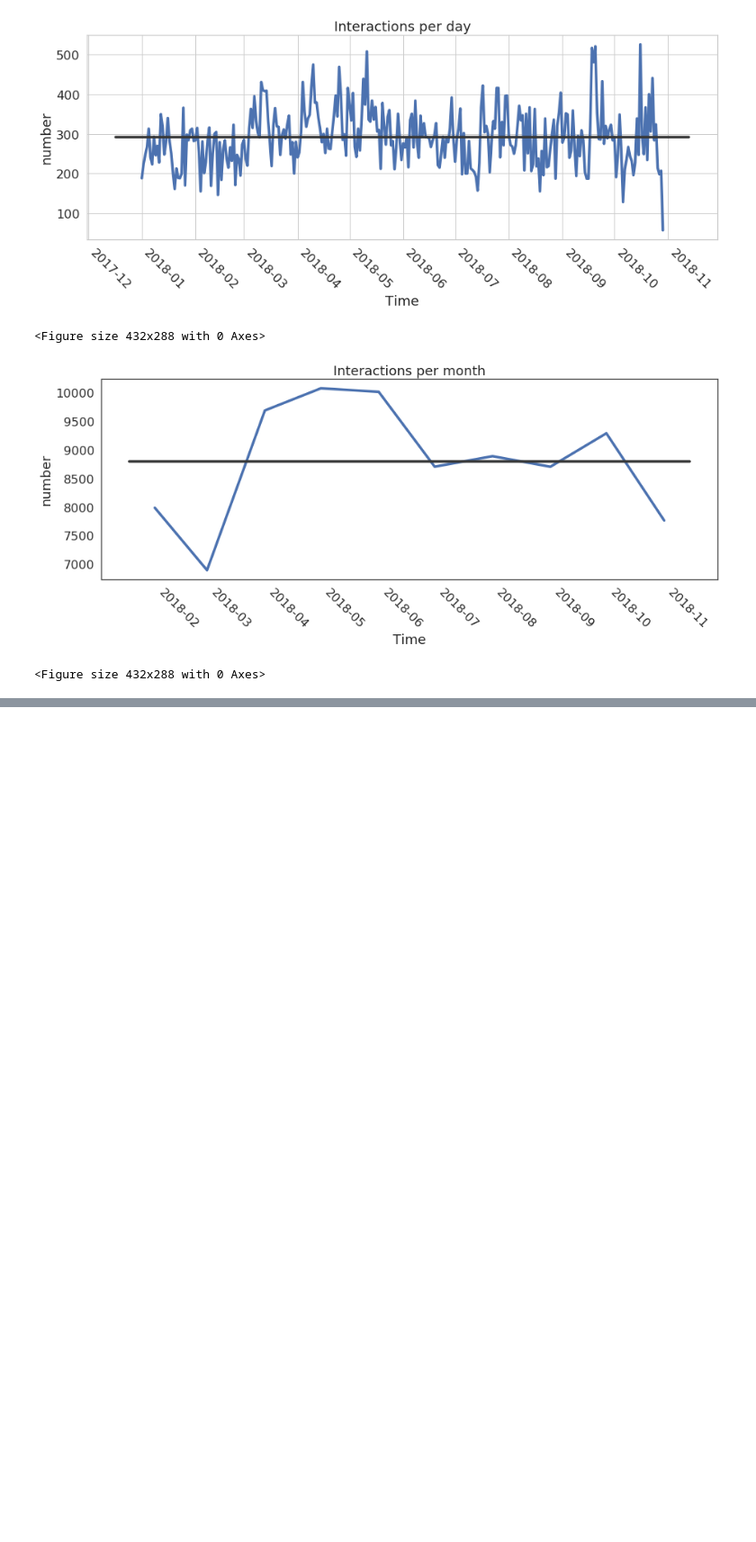
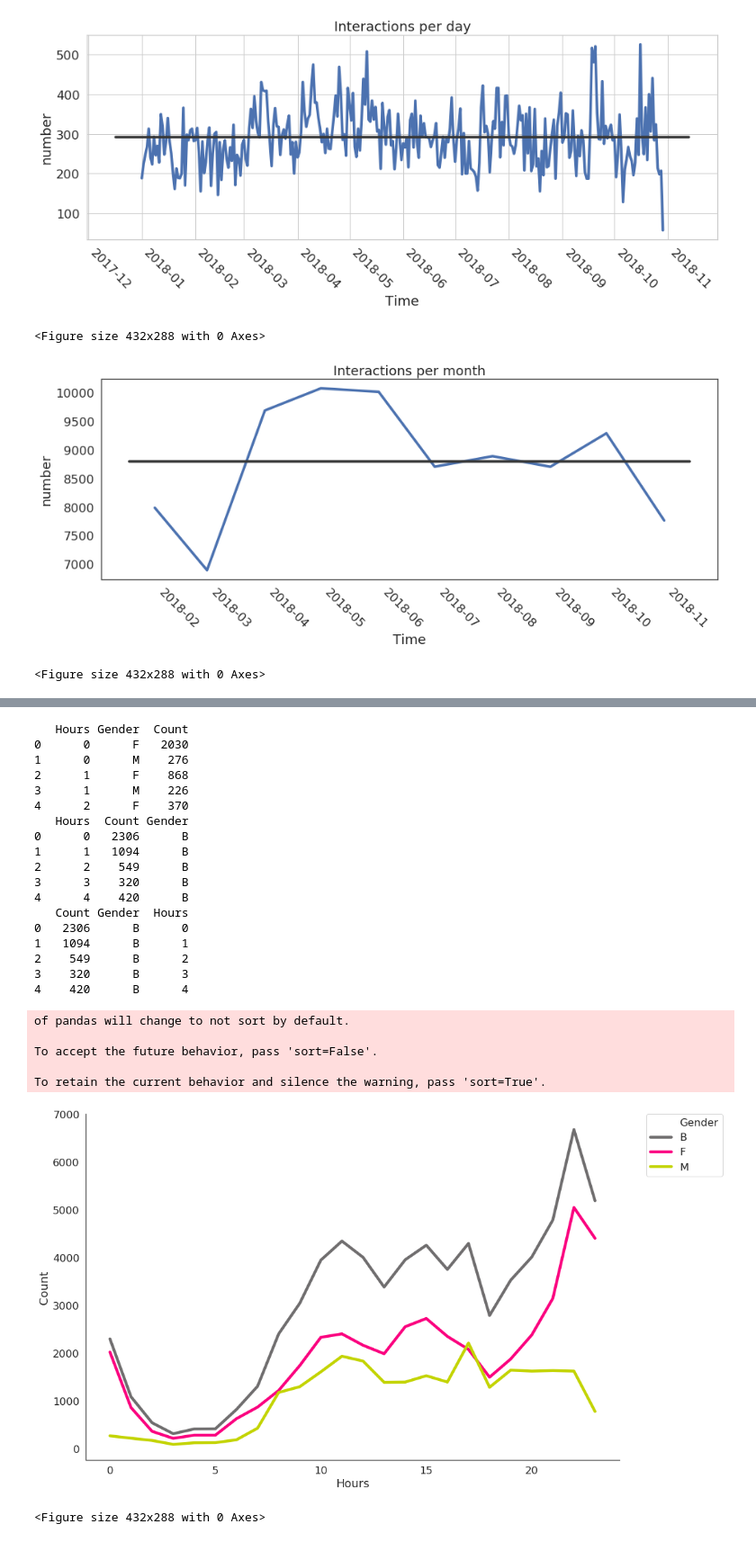
Before and after one commit to Corneliusbusch/DS4D-project, a Jupyter notebook: GenerateNetworkJson.ipynb, the cells around one changed output, grey strips where cells are left out. Shown at 90% size. Saved outputs shown, nothing was run; the diff lists cells and outputs as text; code cells hidden in the pictures; blank space fills up the shorter version.

```diff
--- a/GenerateNetworkJson.ipynb
+++ b/GenerateNetworkJson.ipynb
@@ -599,0 +638,51 @@ plt.savefig("fig3.svg")
+# %%
+genderGrouped = times.groupby(['Hours', 'Gender'])["ExternalID"].count().reset_index(name="Count").sort_values(by=['Hours'])
+nonGrouped = times.groupby(['Hours'])["ExternalID"].count().reset_index(name="Count").sort_values(by=['Hours'])
+nonGrouped['Gender'] = 'B'
+# %%
+sns.set_context("notebook", font_scale=1.5, rc={"lines.linewidth": 4.5})
+
+print(genderGrouped.head())
+print(nonGrouped.head())
+
+allGrouped = pd.concat([nonGrouped, genderGrouped])
+
+print(allGrouped.head())
+
+flatui = [ '#706e6f',"#Fb007F", "#c3d400"]
+
+fig, ax = plt.subplots()
+fig.set_size_inches(15, 10)
+sns.lineplot(x='Hours', y='Count', data=allGrouped, hue='Gender', palette=flatui)
+sns.despine()
+sns.set_style("white")
+plt.legend(bbox_to_anchor=(1.05, 1), loc=2, borderaxespad=0.)
+ax.set(xlabel='common xlabel', ylabel='common ylabel')
+plt.show()
+plt.savefig("GenderUsage.svg")
+# %% [output]
+   Hours Gender  Count
+0      0      F   2030
+1      0      M    276
+2      1      F    868
+3      1      M    226
+4      2      F    370
+   Hours  Count Gender
+0      0   2306      B
+1      1   1094      B
+2      2    549      B
+3      3    320      B
+4      4    420      B
+   Count Gender  Hours
+0   2306      B      0
+1   1094      B      1
+2    549      B      2
+3    320      B      3
+4    420      B      4
+of pandas will change to not sort by default.
+
+To accept the future behavior, pass 'sort=False'.
+
+To retain the current behavior and silence the warning, pass 'sort=True'.
+[figure, added]
+<Figure size 432x288 with 0 Axes>
```
Also changed, not shown: parts of 3 cells of this notebook, 3 other files.
